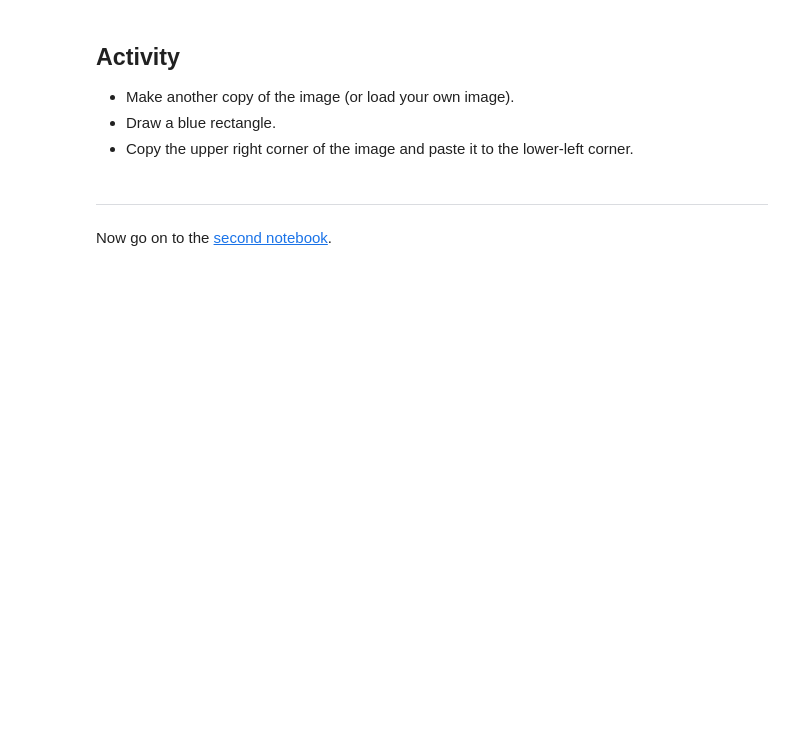
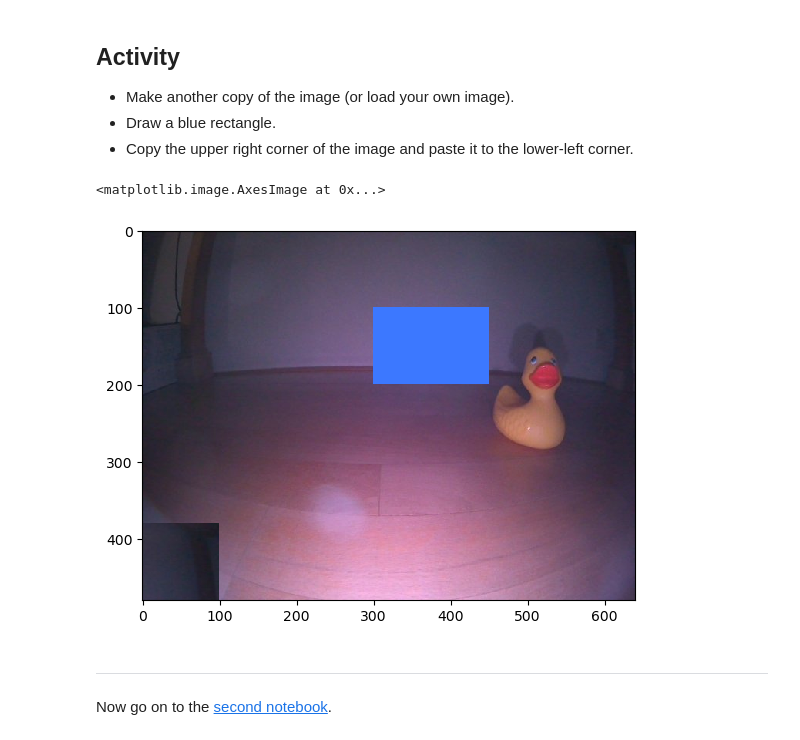
Before and after one commit to gagescottanthony/duckietown-lx, a Jupyter notebook: braitenberg/notebooks/01-Image-Manipulation/braitenberg01.ipynb, the cells around one changed output. Drawn from its saved outputs; the diff is of its cells as text; code cells hidden in the pictures; blank space fills up the shorter version.

```diff
--- a/braitenberg/notebooks/01-Image-Manipulation/braitenberg01.ipynb
+++ b/braitenberg/notebooks/01-Image-Manipulation/braitenberg01.ipynb
@@ -114,3 +135,13 @@ In this case, we selected with `[300:400, 200:300, :]` all RGB components of tho
+# %%
+# TODO: Complete the activity here
+image1_copy = image1.copy()
+
+image1_copy[100:200, 300:450, :] = (60,120,255)
+image1_copy[380:480,0:100,:] = image1_copy[0:100,540:640,:]
+plt.imshow(image1_copy)
+# %% [output]
+<matplotlib.image.AxesImage at 0x...>
+[figure, added]
 # %% [markdown]
 ----
 
```
Also changed, not shown: parts of 10 cells of this notebook, 3 other files.
